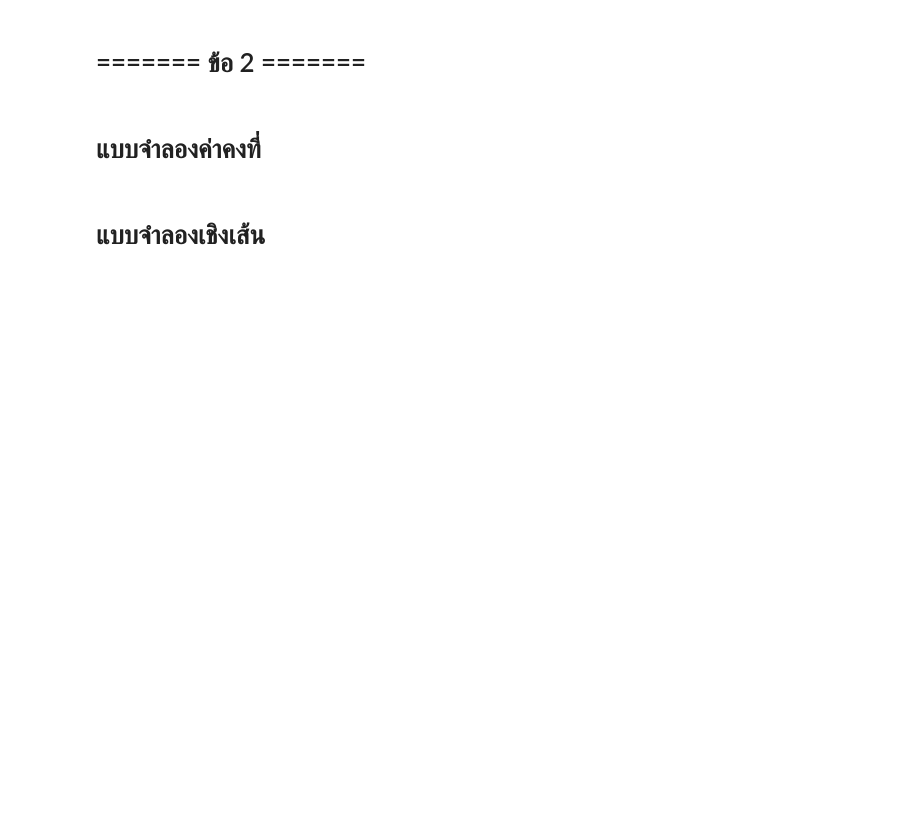
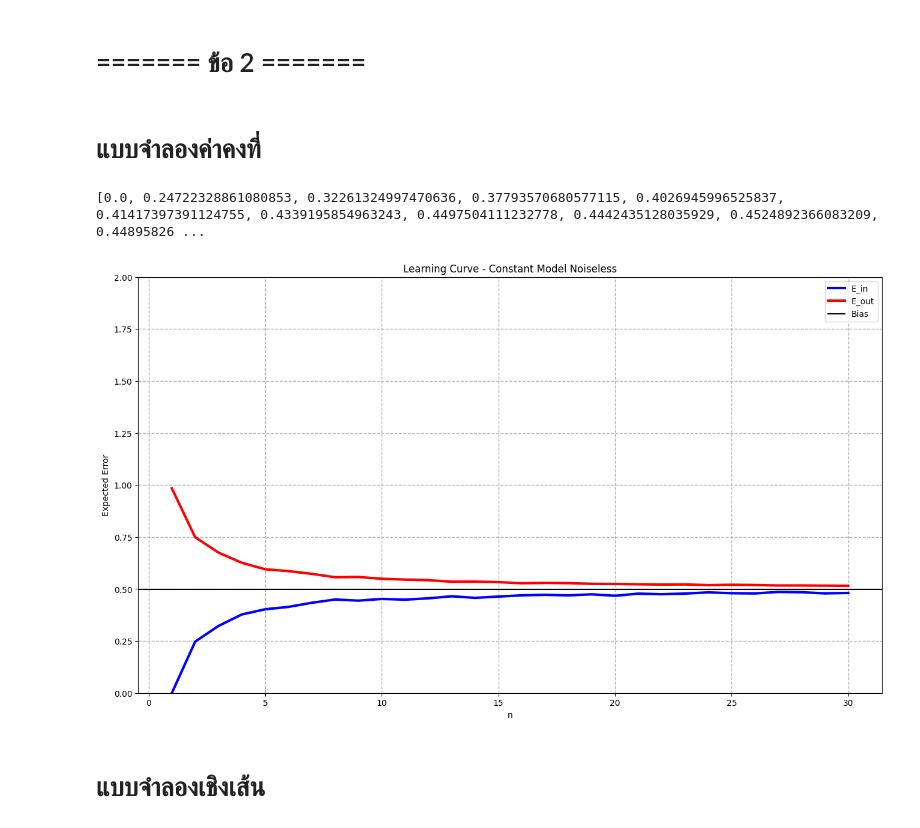
Before and after one commit to JedsadaSrijunpoe/Machine-Learning, a Jupyter notebook: Generalization_simulation.ipynb, the cells around one changed output. Cells and saved outputs as stored; diff of their text form; code cells hidden in the pictures; blank space fills up the shorter version.

```diff
--- a/Generalization_simulation.ipynb
+++ b/Generalization_simulation.ipynb
@@ -229,9 +299,15 @@ def random_linear_model_x_pow_2():
+# %%
+def random_linear_model_x_pow_2(n=2):
+    x = [float(random.uniform(-1.0,1.0)) for i in range(n)]
+    y = [x[i]**2 for i in range(n)]
+    slope, intercept, r_value, p_value, std_err = stats.linregress(x, y)
+    return (float(slope), float(intercept), x, y)
 # %%
-n = 1000
+n = 10000
 slope_sample = []
 intercept_sample = []
 for i in range(n):
-    slope, intercept = random_linear_model_x_pow_2()
+    slope, intercept = random_linear_model_x_pow_2(60)[0:2]
     slope_sample.append(slope)
     intercept_sample.append(intercept)
 # %%
@@ -368,7 +517,7 @@ def CalculateMSE(x_positions, y_positions, w0, w1):
     MSE = 0
     for i in range(0, n):
         MSE += (w0 + w1*x_positions[i] - y_positions[i]) ** 2
-    MSE *= 1/(2*n)
+    MSE *= 1/(n)
     return MSE
 
 def E_in(slope_sample, intercept_sample, x_positions, y_positions):
@@ -379,10 +528,10 @@ def E_in(slope_sample, intercept_sample, x_positions, y_positions):
 # %% [markdown]
 # แบบจำลองค่าคงที่
 # %%
-model_count = 5000
+model_count = 1000
 E_in_constant_no_noise = []
 E_out_constant_no_noise = []
-for n in range(1,21):
+for n in range(1,31):
     sample_model = []
     x_positions = []
     y_positions = []
@@ -398,25 +547,28 @@ for n in range(1,21):
     E_out_constant_no_noise.append(var+bias)
     E_in_constant_no_noise.append(E_in(slope_sample,sample_model,x_positions,y_positions))
 # %%
-n = list(range(1,21))
+n = list(range(1,31))
 
-plt.figure(figsize=(10,6))
+plt.figure(figsize=(16,9))
 plt.title("Learning Curve - Constant Model Noiseless")
 plt.xlabel("n")
 plt.ylabel("Expected Error")
 
 plt.ylim(0,2)
 plt.grid(linestyle='--', linewidth=1)
 
 plt.plot(n, E_in_constant_no_noise, '-', color='b', linewidth=3, label='E_in')
 plt.plot(n, E_out_constant_no_noise, '-', color='r', linewidth=3, label='E_out')
 
 E_avg = (E_in_constant_no_noise[-1]+E_out_constant_no_noise[-1])/2
-plt.axhline(y = E_avg, color = 'k', linestyle = '-')
+plt.axhline(y = bias, color = 'k', linestyle = '-', label='Bias')
 
 plt.legend()
 
 print(E_in_constant_no_noise)
+# %% [output]
+[0.0, 0.24722328861080853, 0.32261324997470636, 0.37793570680577115, 0.4026945996525837, 0.41417397391124755, 0.4339195854963243, 0.4497504111232778, 0.4442435128035929, 0.4524892366083209, 0.44895826 ...
+[figure, added]
 # %% [markdown]
 # แบบจำลองเชิงเส้น
 # %%
```
Also changed, not shown: parts of 40 cells of this notebook.
